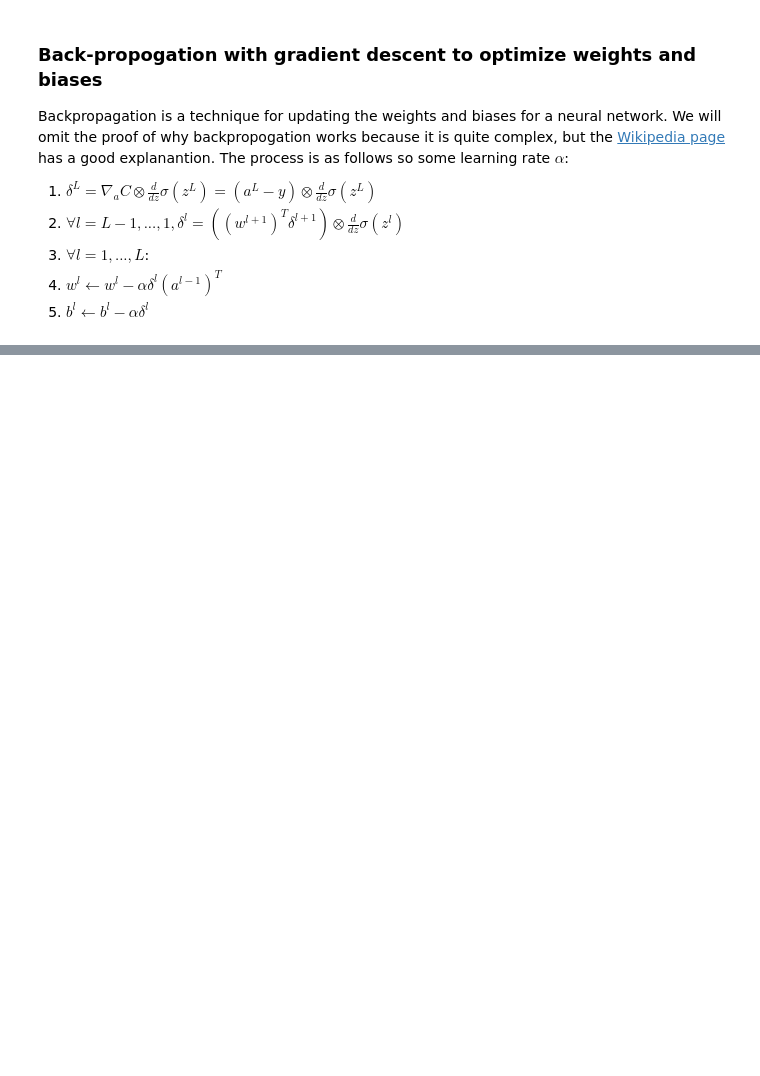
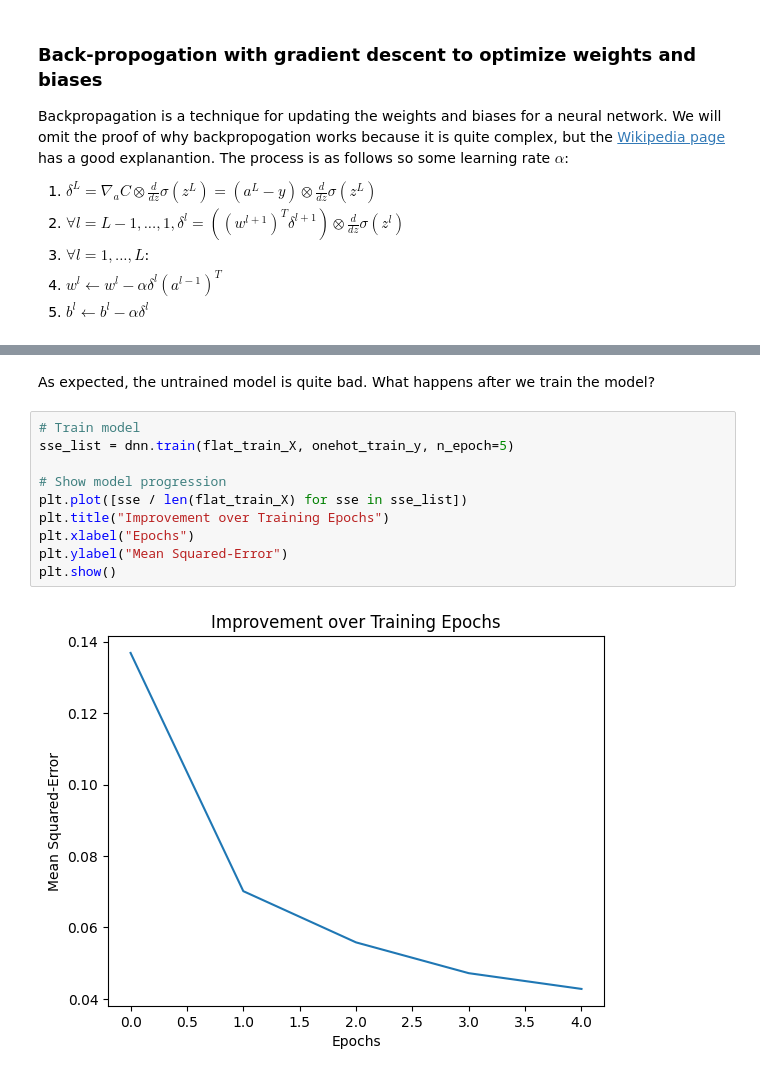
Before and after one commit to SeventhPrize/INDE_577_Data_Science_and_Machine_Learning, a Jupyter notebook: DenseNeuralNetwork.ipynb, the cells around one changed output, grey strips where cells are left out. Saved outputs shown, nothing was run; the diff lists cells and outputs as text; blank space fills up the shorter version.

```diff
--- a/DenseNeuralNetwork.ipynb
+++ b/DenseNeuralNetwork.ipynb
@@ -257,0 +438,14 @@ print(Bn[2].shape)
+# %% [markdown]
+As expected, the untrained model is quite bad. What happens after we train the model?
+# %%
+# Train model
+sse_list = dnn.train(flat_train_X, onehot_train_y, n_epoch=5)
+
+# Show model progression
+plt.plot([sse / len(flat_train_X) for sse in sse_list])
+plt.title("Improvement over Training Epochs")
+plt.xlabel("Epochs")
+plt.ylabel("Mean Squared-Error")
+plt.show()
+# %% [output]
+[figure, added]
```
Also changed, not shown: parts of 14 cells of this notebook, 3 other files.
